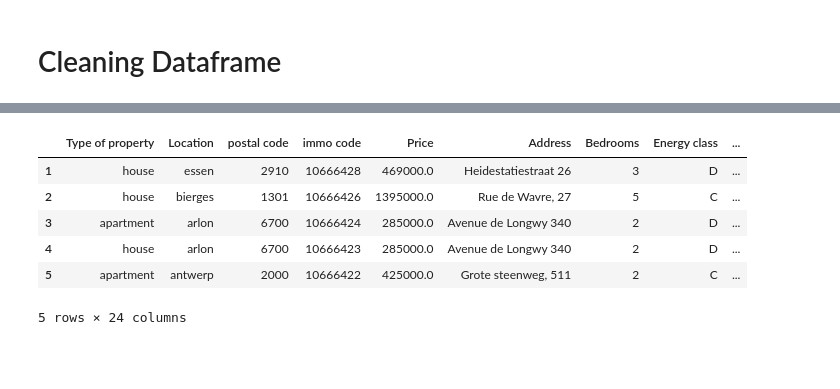
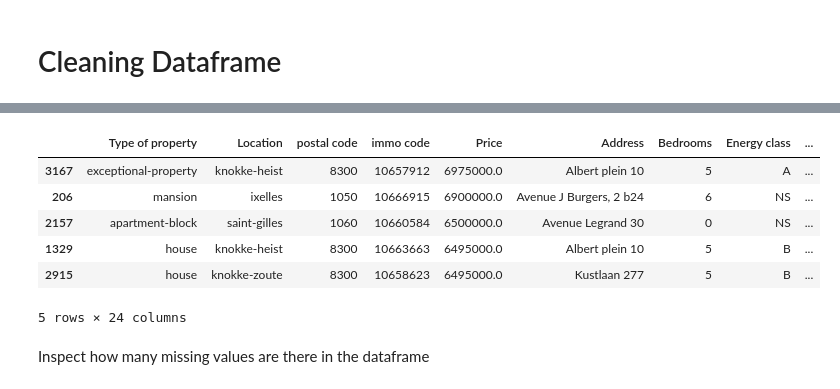
Before and after one commit to JonathanRabbi/Data_Analysis_Immo, a Jupyter notebook: Clean_Dataframe.ipynb, the cells around one changed output, grey strips where cells are left out. Saved outputs shown, nothing was run; the diff lists cells and outputs as text; code cells hidden in the pictures; blank space fills up the shorter version.

```diff
--- a/Clean_Dataframe.ipynb
+++ b/Clean_Dataframe.ipynb
@@ -66,13 +72,23 @@ df =df.drop('Outdoor parking space', axis=1) # removed the Outdoor parking space
-# %%
-df.head()
-# %% [output]
-|  | Type of property | Location | postal code | immo code | Price | Address | Bedrooms | Energy class | ... |
-| 1 | house | essen | 2910 | 10666428 | 469000.0 | Heidestatiestraat 26 | 3 | D | ... |
-| 2 | house | bierges | 1301 | 10666426 | 1395000.0 | Rue de Wavre, 27 | 5 | C | ... |
-| 3 | apartment | arlon | 6700 | 10666424 | 285000.0 | Avenue de Longwy 340 | 2 | D | ... |
-| 4 | house | arlon | 6700 | 10666423 | 285000.0 | Avenue de Longwy 340 | 2 | D | ... |
-| 5 | apartment | antwerp | 2000 | 10666422 | 425000.0 | Grote steenweg, 511 | 2 | C | ... |
-5 rows × 24 columns
+# %%
+# Assuming your DataFrame is named 'df' and the column you want to filter is 'Price'
+
+# Check if each value in the 'Price' column has 6 or more digits and less than or equal to 7 digits
+condition = (df['Price'] >= 1e6) & (df['Price'] <= 1e7)
+
+# Apply the condition to the 'Price' column to filter out values that don't meet the criteria
+filtered_df = df[condition]
+# %%
+filtered_df.sort_values(by='Price',ascending=False).head()  # not df.head() as it will only give the first view of teh dataframe and that is then sorted
+# %% [output]
+|  | Type of property | Location | postal code | immo code | Price | Address | Bedrooms | Energy class | ... |
+| 3167 | exceptional-property | knokke-heist | 8300 | 10657912 | 6975000.0 | Albert plein 10 | 5 | A | ... |
+| 206 | mansion | ixelles | 1050 | 10666915 | 6900000.0 | Avenue J Burgers, 2 b24 | 6 | NS | ... |
+| 2157 | apartment-block | saint-gilles | 1060 | 10660584 | 6500000.0 | Avenue Legrand 30 | 0 | NS | ... |
+| 1329 | house | knokke-heist | 8300 | 10663663 | 6495000.0 | Albert plein 10 | 5 | B | ... |
+| 2915 | house | knokke-zoute | 8300 | 10658623 | 6495000.0 | Kustlaan 277 | 5 | B | ... |
+5 rows × 24 columns
+# %% [markdown]
+Inspect how many missing values are there in the dataframe
 # %%
 df.isnull().sum()
 # %% [output]
```
Also changed, not shown: parts of 18 cells of this notebook, 2 other files.
